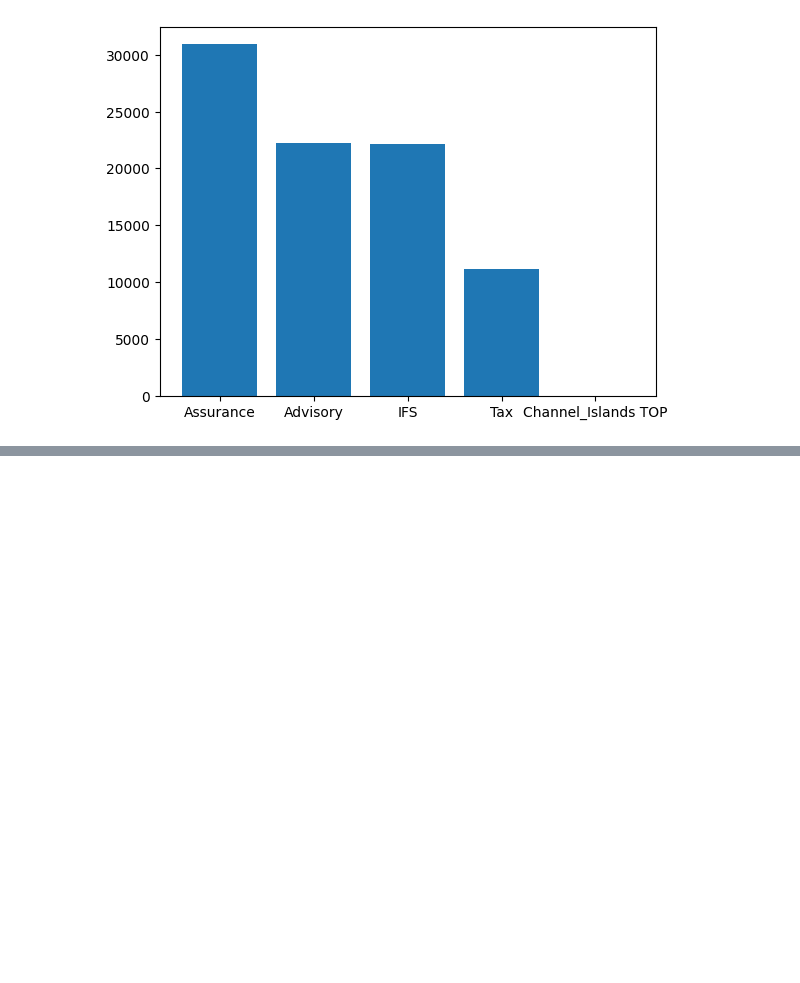
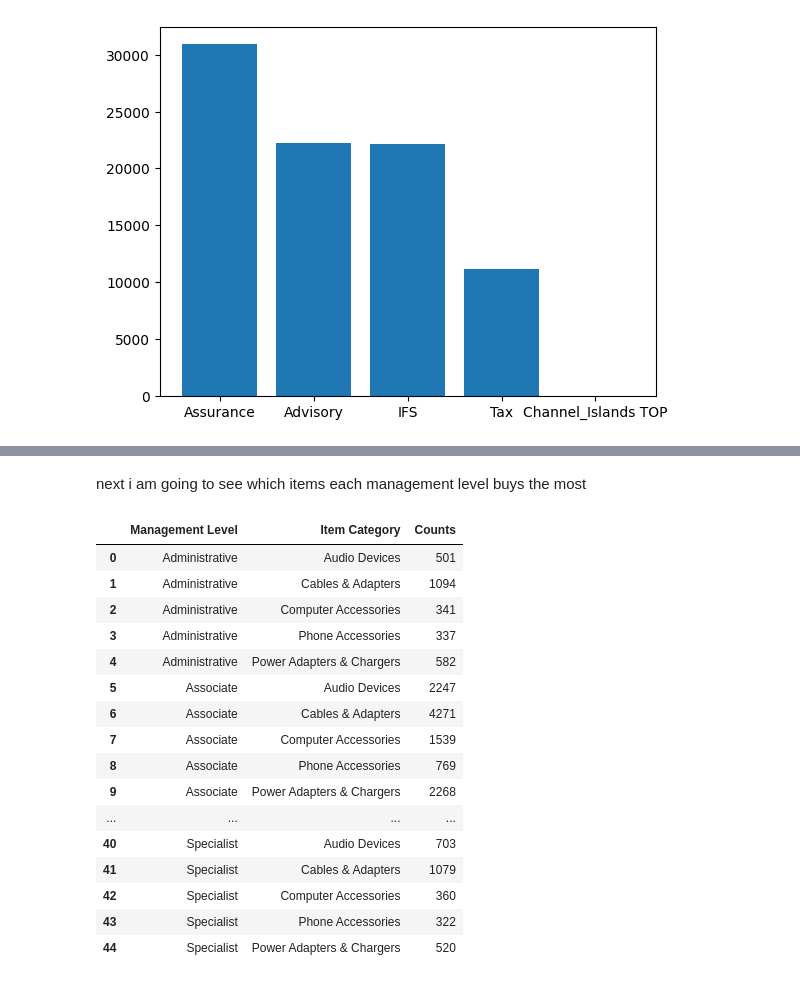
Before and after one commit to Danza101/Data_Landscape, a Jupyter notebook: Code.ipynb, the cells around one changed output, grey strips where cells are left out. Drawn from its saved outputs; the diff is of its cells as text; code cells hidden in the pictures; blank space fills up the shorter version.

```diff
--- a/Code.ipynb
+++ b/Code.ipynb
@@ -407,0 +409,25 @@ plt.bar(cost_center_lvl_5 , cost_center_counts_lvl_5)
+# %% [markdown]
+next i am going to see which items each management level buys the most
+# %%
+df_managament_item = df[['Management Level', 'Item Category']]
+df_managament_item.sort_values(by='Management Level')
+df_managament_item = df_managament_item.groupby(['Management Level', 'Item Category']).size().reset_index(name='Counts')
+df_managament_item
+# %% [output]
+|  | Management Level | Item Category | Counts |
+| 0 | Administrative | Audio Devices | 501 |
+| 1 | Administrative | Cables & Adapters | 1094 |
+| 2 | Administrative | Computer Accessories | 341 |
+| 3 | Administrative | Phone Accessories | 337 |
+| 4 | Administrative | Power Adapters & Chargers | 582 |
+| 5 | Associate | Audio Devices | 2247 |
+| 6 | Associate | Cables & Adapters | 4271 |
+| 7 | Associate | Computer Accessories | 1539 |
+| 8 | Associate | Phone Accessories | 769 |
+| 9 | Associate | Power Adapters & Chargers | 2268 |
+| ... | ... | ... | ... |
+| 40 | Specialist | Audio Devices | 703 |
+| 41 | Specialist | Cables & Adapters | 1079 |
+| 42 | Specialist | Computer Accessories | 360 |
+| 43 | Specialist | Phone Accessories | 322 |
+| 44 | Specialist | Power Adapters & Chargers | 520 |
```
Also changed, not shown: parts of 12 cells of this notebook, 1 other file.
